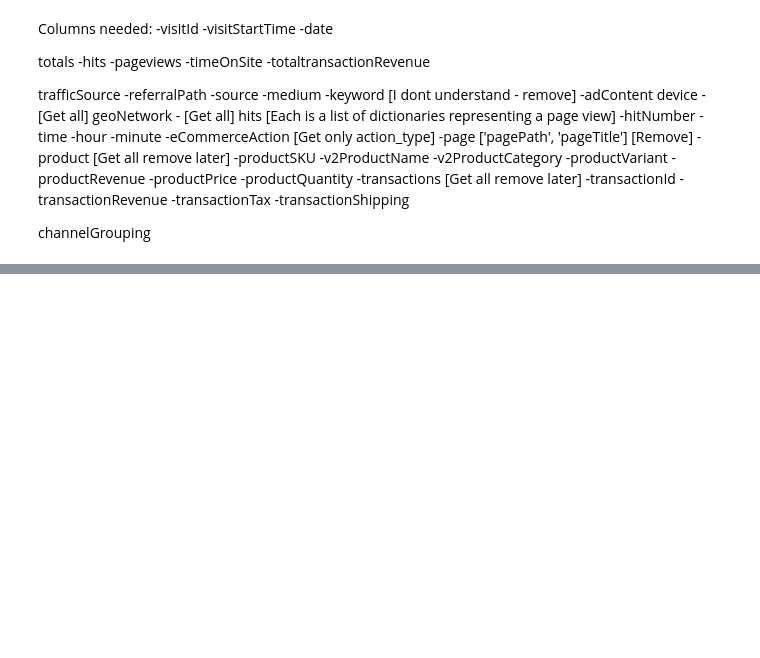
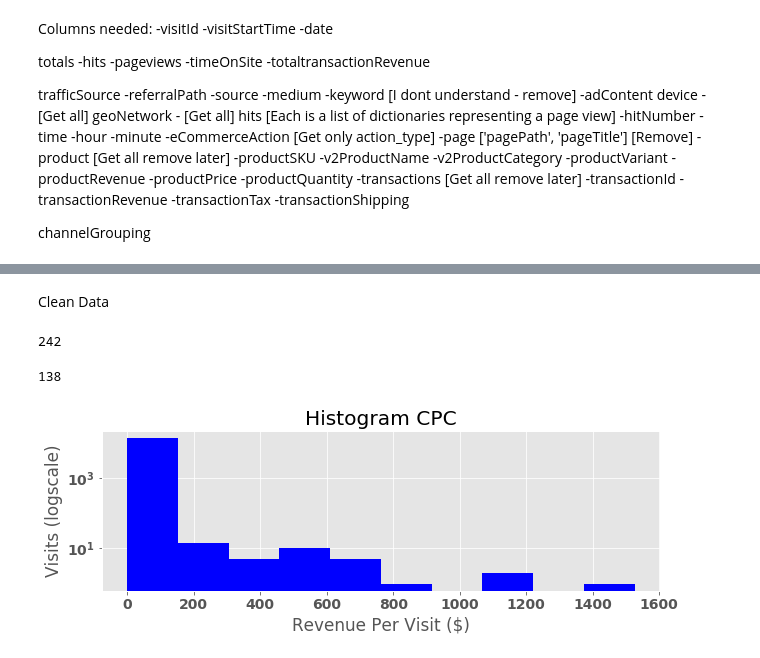
Before and after one commit to cliff-cheng/Capstone1, a Jupyter notebook: Ecommerce.ipynb, the cells around one changed output, grey strips where cells are left out. Drawn from its saved outputs; the diff is of its cells as text; code cells hidden in the pictures; blank space fills up the shorter version.

```diff
--- a/Ecommerce.ipynb
+++ b/Ecommerce.ipynb
@@ -451,0 +479,3 @@ ratios_barchart(df, 'operatingsystem', .02, 'Operating System Ratios')
+# %%
+df_cpc = pd.read_csv('../cpc_data.csv')
+df_cpm = pd.read_csv('../cpm_data_no_outliers.csv')
@@ -451,0 +526,4 @@ ratios_barchart(df, 'operatingsystem', .02, 'Operating System Ratios')
+# %% [markdown]
+Clean Data
+# %%
+cpc = purchase01_clean(df_cpc, 'totalrevenue')
@@ -451,0 +532,23 @@ ratios_barchart(df, 'operatingsystem', .02, 'Operating System Ratios')
+# %%
+cpc['purchase'].sum()
+# %% [output]
+242
+# %%
+cpm['purchase'].sum()
+# %% [output]
+138
+# %%
+a = cpc.totalrevenue
+fig = plt.figure(figsize=(10,10))
+ax = fig.add_subplot(3, 1, 1)
+
+line = ax.hist(a, color='blue', lw=2)
+ax.set_title('Histogram CPC')
+ax.set_xlabel('Revenue Per Visit ($)')
+ax.set_ylabel('Visits (logscale)')
+ax.set_yscale('log')
+
+
+plt.show()
+# %% [output]
+[figure, added]
```
Also changed, not shown: parts of 33 cells of this notebook, 1 other file.
